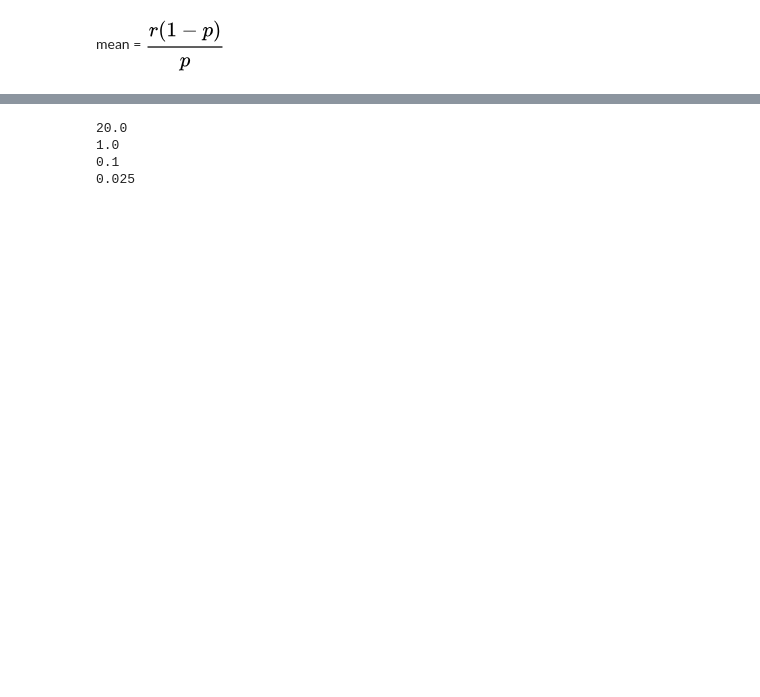
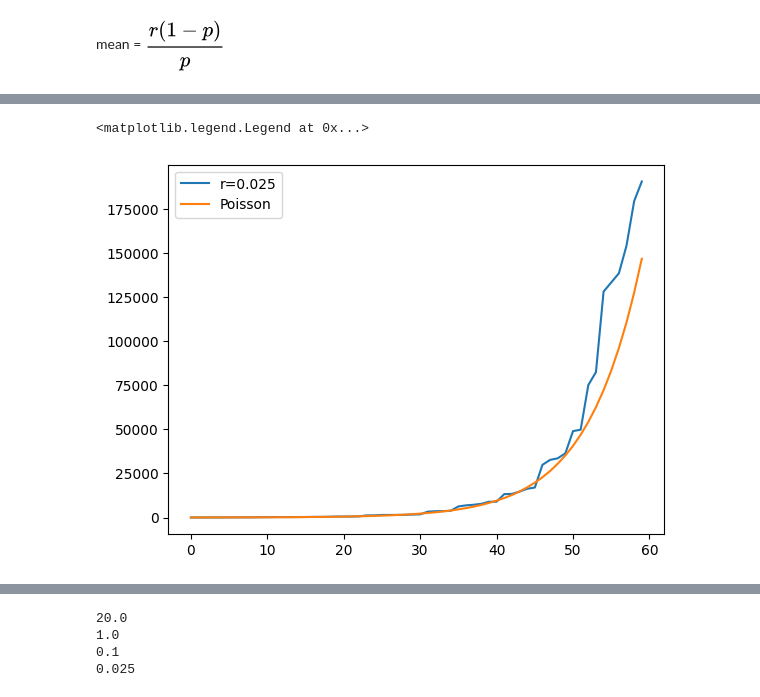
Before and after one commit to Qing1011/branchingmodel, a Jupyter notebook: notebook/2.3.1_Metapopulation_Model_Stochastic.ipynb, the cells around one changed output, grey strips where cells are left out. Cells and saved outputs as stored; diff of their text form; code cells hidden in the pictures; blank space fills up the shorter version.

```diff
--- a/notebook/2.3.1_Metapopulation_Model_Stochastic.ipynb
+++ b/notebook/2.3.1_Metapopulation_Model_Stochastic.ipynb
@@ -146,0 +149,7 @@ NewInf = SEIR_M_St(params=[2.5,3,5], pop=pop, initials=initials, M=WN, T=60, dt=
+# %%
+plt.plot(Flow,label='r=0.025')
+plt.plot(Flow_p,label='Poisson')
+plt.legend()
+# %% [output]
+<matplotlib.legend.Legend at 0x...>
+[figure, added]
```
Also changed, not shown: parts of 27 cells of this notebook, 43 other files.
